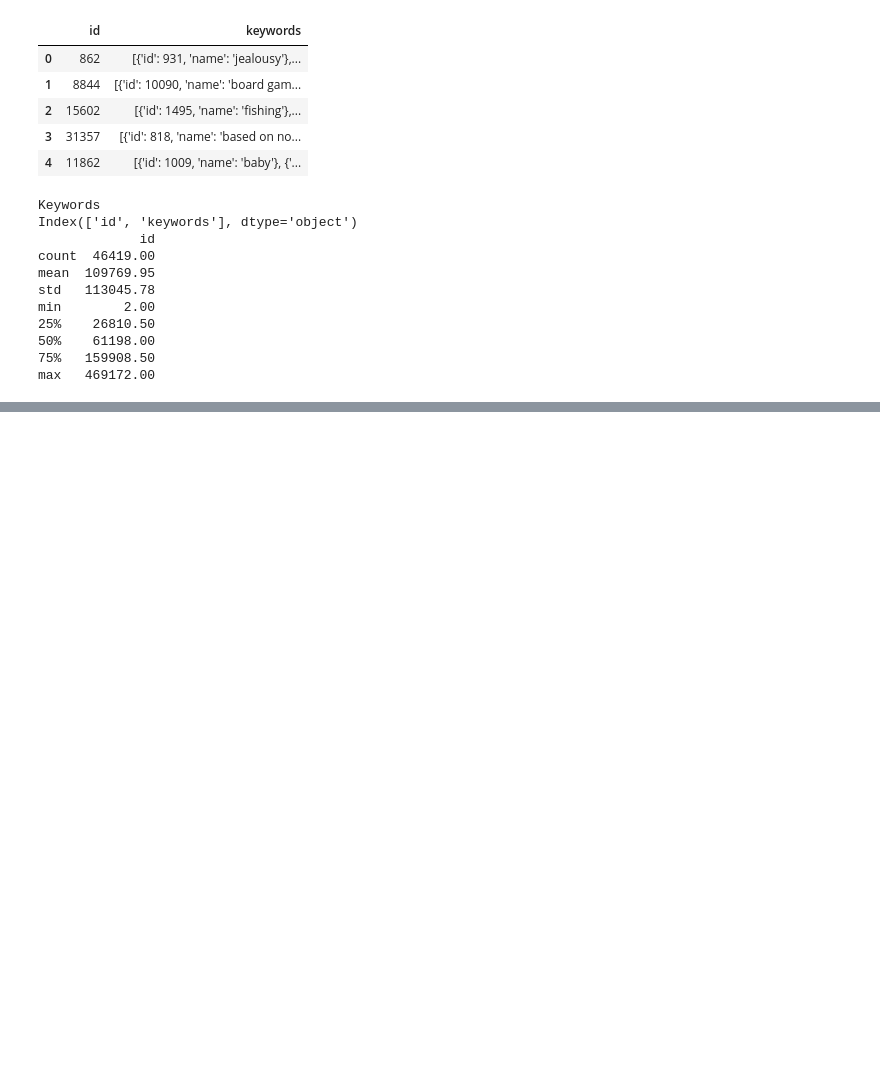
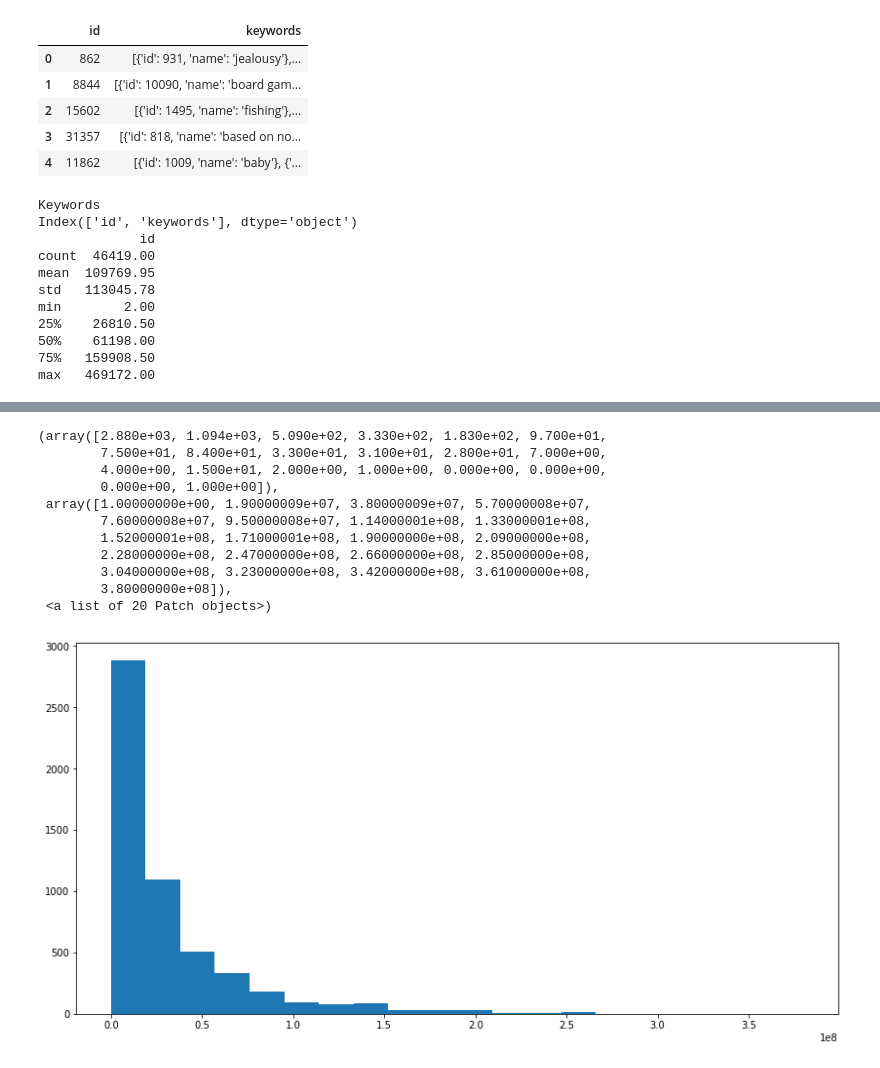
Before and after one commit to nastazya/Movies-analytics, a Jupyter notebook: data-wrangling.ipynb, the cells around one changed output, grey strips where cells are left out. Saved outputs shown, nothing was run; the diff lists cells and outputs as text; code cells hidden in the pictures; blank space fills up the shorter version.

Commit message:
Deleted all noise, adjusted the types

```diff
--- a/data-wrangling.ipynb
+++ b/data-wrangling.ipynb
@@ -105,0 +184,8 @@ max   469172.00
+# %%
+#checking for the NAN
+print('Number of NAN per feature: \n', movies.isnull().sum())
+
+#deleting rows containing NAN
+del_index = movies[movies.isnull().any(axis=1)].index
+movies.drop(del_index, inplace=True)
+print('\nNAN deleted: \n', movies.isnull().sum())
@@ -105,0 +210,14 @@ max   469172.00
+# %%
+#Taking out the movies with 0 budget
+del_index = movies[movies['budget'] == 0].index
+movies_zero = movies[movies['budget'] == 0] #saved a copy of a 0 budget movies
+movies.drop(del_index, inplace=True)
+print('\nRemoved ', len(del_index), 'movies with 0 budget')
+
+
+#Taking out the movies with 0 revenue
+print(' ')
+del_index = movies[movies['revenue'] == 0].index
+movies_zero = movies[movies['revenue'] == 0]
+movies.drop(del_index, inplace=True)
+print('\nRemoved ', len(del_index), 'movies with 0 revenue')
@@ -105,0 +229,9 @@ max   469172.00
+# %%
+#Keeping only released movies
+print('\nMovie status options: ', movies['status'].unique())
+del_index = movies[movies['status'] != 'Released'].index
+movies.drop(del_index, inplace=True)
+print('\nMovie status options after removing all but Released: ', movies['status'].unique())
+
+#Removing status feature
+del(movies['status'])
@@ -105,0 +242,4 @@ max   469172.00
+# %%
+#Checking the date
+movies['release_date'] = pd.to_datetime(movies['release_date'])
+print('Type of release date: \n', movies['release_date'].dtype)
@@ -105,0 +294,16 @@ max   469172.00
+# %%
+plt.figure(figsize=(14,7))
+plt.hist(movies['budget'], bins=20)
+# %% [output]
+(array([2.880e+03, 1.094e+03, 5.090e+02, 3.330e+02, 1.830e+02, 9.700e+01,
+        7.500e+01, 8.400e+01, 3.300e+01, 3.100e+01, 2.800e+01, 7.000e+00,
+        4.000e+00, 1.500e+01, 2.000e+00, 1.000e+00, 0.000e+00, 0.000e+00,
+        0.000e+00, 1.000e+00]),
+ array([1.00000000e+00, 1.90000009e+07, 3.80000009e+07, 5.70000008e+07,
+        7.60000008e+07, 9.50000008e+07, 1.14000001e+08, 1.33000001e+08,
+        1.52000001e+08, 1.71000001e+08, 1.90000000e+08, 2.09000000e+08,
+        2.28000000e+08, 2.47000000e+08, 2.66000000e+08, 2.85000000e+08,
+        3.04000000e+08, 3.23000000e+08, 3.42000000e+08, 3.61000000e+08,
+        3.80000000e+08]),
+ <a list of 20 Patch objects>)
+[figure, added]
```
Also changed, not shown: parts of 13 cells of this notebook.
